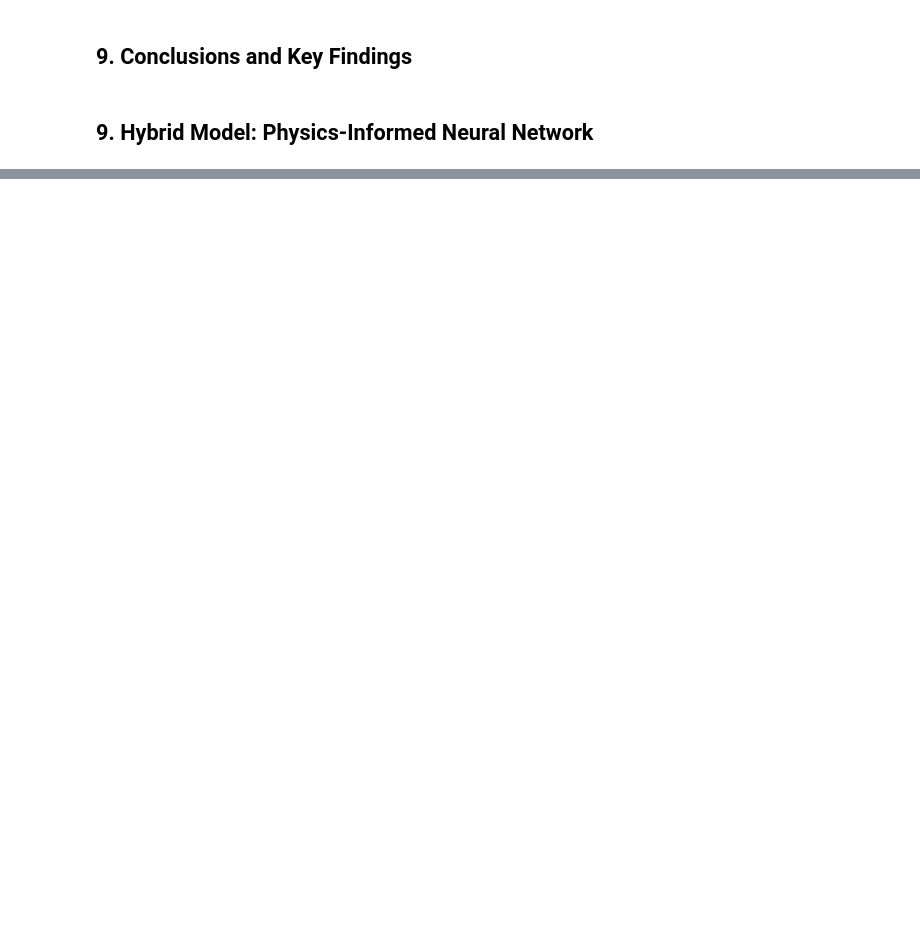
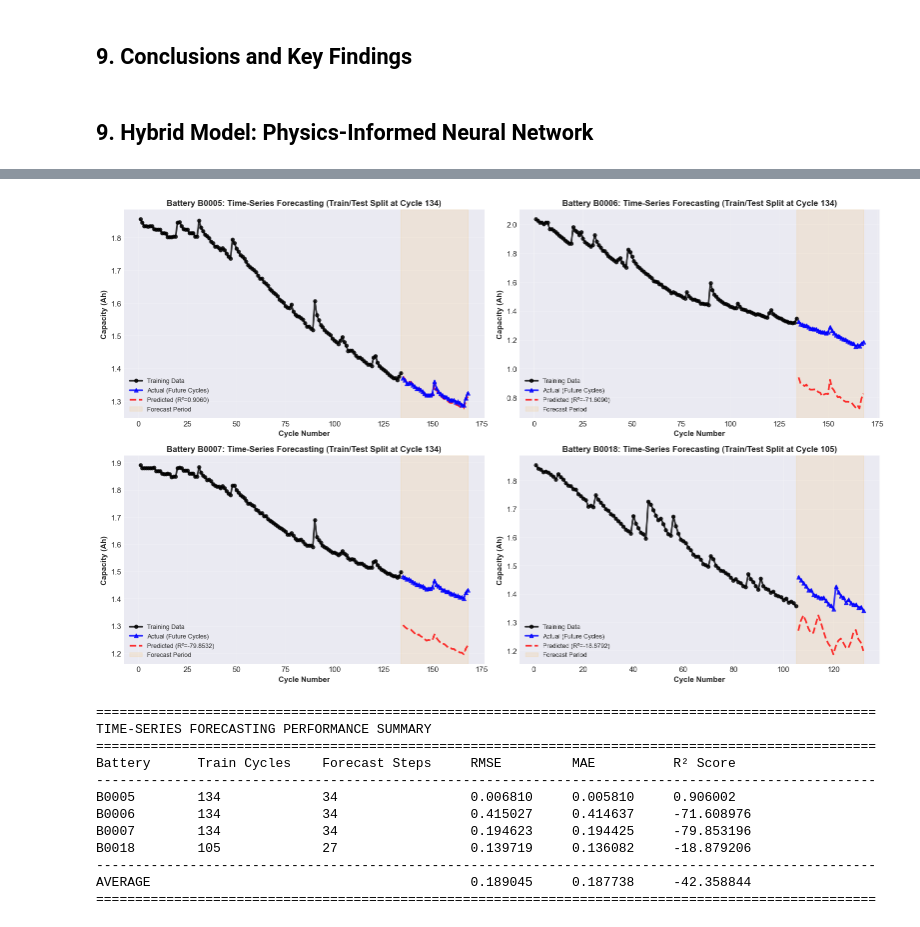
Before and after one commit to EigenJames/LiB-DigitalTwin, a Jupyter notebook: 05_Physical_vs_NN_Refined_Analysis.ipynb, the cells around one changed output, grey strips where cells are left out. Drawn from its saved outputs; the diff is of its cells as text; code cells hidden in the pictures; blank space fills up the shorter version.

```diff
--- a/05_Physical_vs_NN_Refined_Analysis.ipynb
+++ b/05_Physical_vs_NN_Refined_Analysis.ipynb
@@ -580 +1022,76 @@ Average R² Improvement (NN vs Physics): 50.21%
+# %%
+# Visualization: Future cycle predictions
+fig, axes = plt.subplots(2, 2, figsize=(16, 10))
+axes = axes.flatten()
+
+for idx, battery in enumerate(unique_batteries):
+    ax = axes[idx]
+
+    battery_df = battery_dfs_physics[battery]
+    total_cycles = len(battery_df)
+    train_cycles = forecast_results[battery]['train_cycles']
+
+    # Plot training data (all models)
+    cycles_train = battery_df['id_cycle'].iloc[:train_cycles].values
+    capacity_train = battery_df['Capacity'].iloc[:train_cycles].values
+
+    ax.plot(cycles_train, capacity_train, 'ko-', linewidth=2.5, markersize=5,
+            label='Training Data', alpha=0.8, zorder=4)
+
+    # Plot test/forecast data
+    cycles_forecast = forecast_results[battery]['cycles']
+    y_true_forecast = forecast_results[battery]['y_true']
+    y_pred_forecast = forecast_results[battery]['y_pred']
+
+    ax.plot(cycles_forecast, y_true_forecast, 'b^-', linewidth=2.5, markersize=6,
+            label='Actual (Future Cycles)', alpha=0.8, zorder=3)
+    ax.plot(cycles_forecast, y_pred_forecast, 'r--', linewidth=2.5, markersize=5,
+            label=f'Predicted (R²={forecast_results[battery]["r2"]:.4f})', alpha=0.8, zorder=2)
+
+    # Shaded region for forecast period
+    ax.axvspan(train_cycles, total_cycles, alpha=0.1, color='orange', label='Forecast Period')
+
+    ax.set_xlabel('Cycle Number', fontweight='bold', fontsize=11)
+    ax.set_ylabel('Capacity (Ah)', fontweight='bold', fontsize=11)
+    ax.set_title(f'Battery {battery}: Time-Series Forecasting (Train/Test Split at Cycle {train_cycles})',
+                 fontweight='bold', fontsize=12)
+    ax.legend(loc='best', fontsize=9)
+    ax.grid(True, alpha=0.3)
+
+plt.tight_layout()
+plt.show()
+
+# Summary of forecast performance
+print("\n" + "="*100)
+print("TIME-SERIES FORECASTING PERFORMANCE SUMMARY")
+print("="*100)
+print(f"{'Battery':<12} {'Train Cycles':<15} {'Forecast Steps':<18} {'RMSE':<12} {'MAE':<12} {'R² Score':<12}")
+print("-"*100)
+
+for battery in unique_batteries:
+    result = forecast_results[battery]
+    print(f"{battery:<12} {result['train_cycles']:<15} {result['forecast_steps']:<18} "
+          f"{result['rmse']:<12.6f} {result['mae']:<12.6f} {result['r2']:<12.6f}")
+
+avg_forecast_rmse = np.mean([r['rmse'] for r in forecast_results.values()])
+avg_forecast_mae = np.mean([r['mae'] for r in forecast_results.values()])
+avg_forecast_r2 = np.mean([r['r2'] for r in forecast_results.values()])
+
+print("-"*100)
+print(f"{'AVERAGE':<12} {'':15} {'':18} {avg_forecast_rmse:<12.6f} {avg_forecast_mae:<12.6f} {avg_forecast_r2:<12.6f}")
+print("="*100)
+# %% [output]
+[figure, added]
+====================================================================================================
+TIME-SERIES FORECASTING PERFORMANCE SUMMARY
+====================================================================================================
+Battery      Train Cycles    Forecast Steps     RMSE         MAE          R² Score
+----------------------------------------------------------------------------------------------------
+B0005        134             34                 0.006810     0.005810     0.906002
+B0006        134             34                 0.415027     0.414637     -71.608976
+B0007        134             34                 0.194623     0.194425     -79.853196
+B0018        105             27                 0.139719     0.136082     -18.879206
+----------------------------------------------------------------------------------------------------
+AVERAGE                                         0.189045     0.187738     -42.358844
+====================================================================================================
 # %% [markdown]
```
Also changed, not shown: parts of 19 cells of this notebook.
